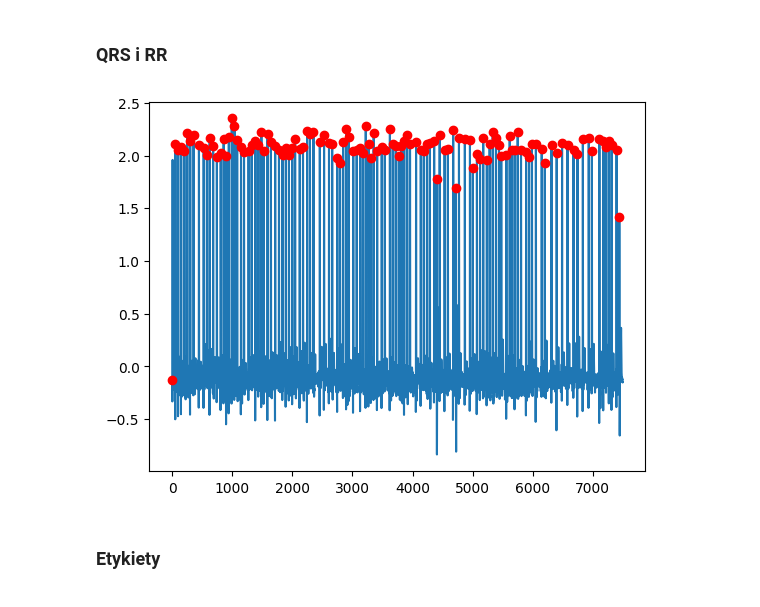
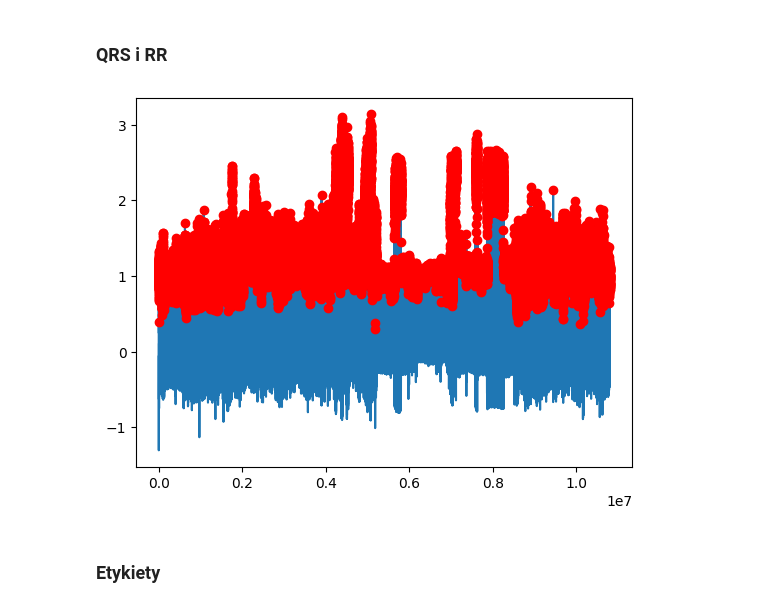
Before and after one commit to Michal-Szmuksta-AGH/ECG-ML-Challenge, a Jupyter notebook: test_qrs.ipynb, the cells around one changed output. Cells and saved outputs as stored; diff of their text form; code cells hidden in the pictures.

```diff
--- a/test_qrs.ipynb
+++ b/test_qrs.ipynb
@@ -10,8 +10,12 @@ channel = 0
 # record = "data_22_12"
 # database = "long_term"
 # record = "44"
-database = "af-termination-challenge"
-record = "b03"
+# database = "af-termination-challenge"
+# record = "b03"
+# database = "ecg-arrhythmia"
+# record = "JS32002"
+database = "shdb-af"
+record = "77"
 # %%
 import wfdb
 from pathlib import Path
@@ -86,34 +91,36 @@ def calculate_rr(qrs_locs, fs):
     return rr_intervals
 
 def correct_qrs_locs(signal, channel, qrs_locs, fs):
     qrs_indices = processing.correct_peaks(
         signal[:, channel], qrs_locs, search_radius=int(0.1 * fs), smooth_window_size=150
     )
     return qrs_indices
 
 # Calculate RR intervals for the given annotation
 if database == "mitdb":
     qrs_locs = resampled_annotation.sample
 elif database == "afdb":
     qrs_locs = resampled_qrs_annotation.sample
 elif database == "af-termination-challenge":
     qrs_locs = resampled_qrs_annotation.sample
 elif database == "2017_challenge":
     qrs_locs = resampled_annotation.sample
 elif database == "long_term":
     qrs_locs = resampled_qrs_annotation.sample
+elif database == "shdb-af":
+    qrs_locs = resampled_qrs_annotation.sample
 
 if resampled_record is not None:
     qrs_locs = correct_qrs_locs(resampled_record, channel, qrs_locs, target_fs)
 original_qrs_locs = qrs_locs.copy()
 rr_intervals = calculate_rr(qrs_locs, target_fs)
 
 plt.plot(resampled_record[:, channel])
 plt.plot(qrs_locs[:], resampled_record[qrs_locs[:], channel], 'ro')
 # plt.xlim(0, 1000)
 plt.show()
 # %% [output]
-[figure, old version]
+[figure, new version]
 # %% [markdown]
 ### Etykiety
 # %%
```
Also changed, not shown: parts of 3 cells of this notebook, 3 other files.
